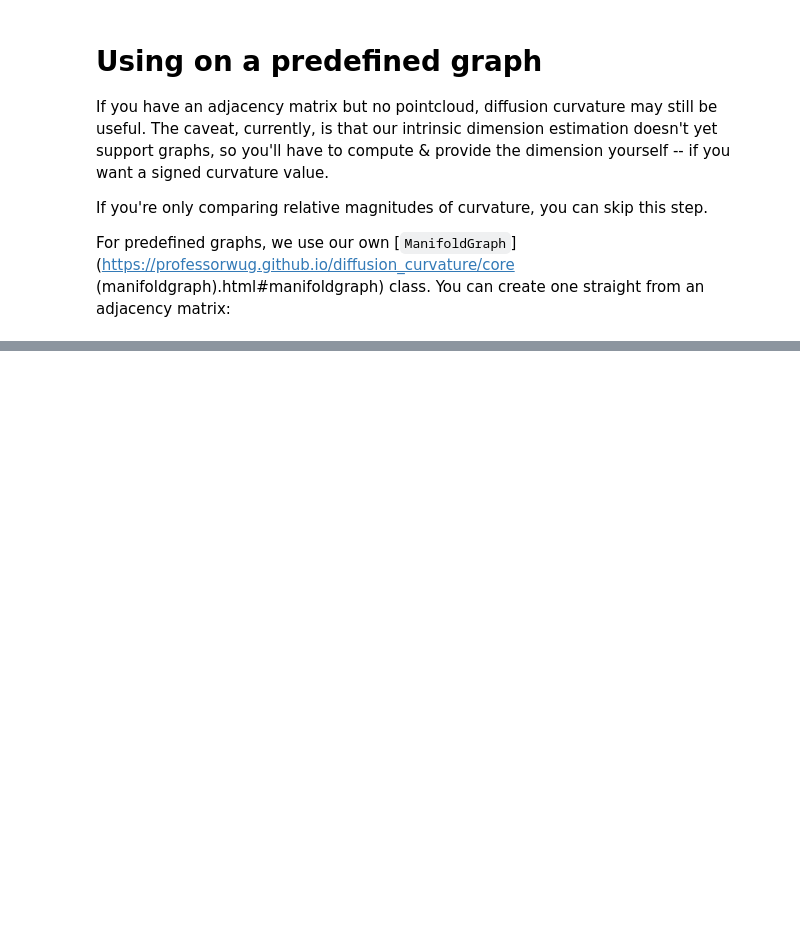
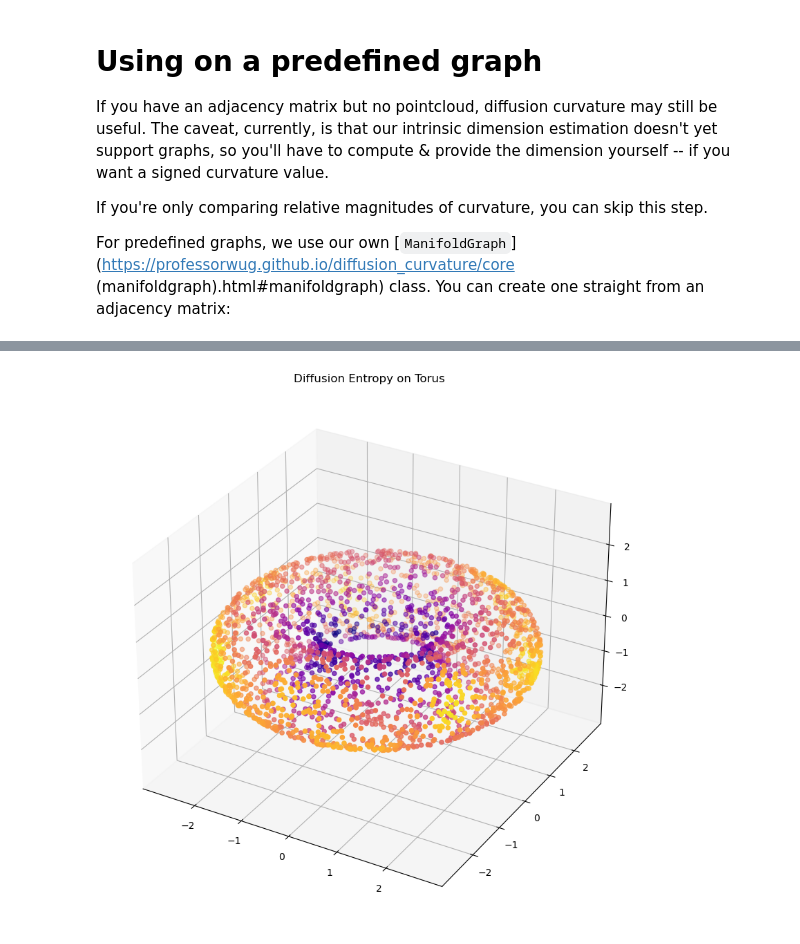
Before and after one commit to professorwug/diffusion_curvature_old, a Jupyter notebook: _proc/index.ipynb, the cells around one changed output, grey strips where cells are left out. Saved outputs shown, nothing was run; the diff lists cells and outputs as text; code cells hidden in the pictures; blank space fills up the shorter version.

```diff
--- a/_proc/index.ipynb
+++ b/_proc/index.ipynb
@@ -108,9 +113,13 @@ Alternately, to compute just the *relative magnitudes* of the pointwise curvatur
 # %%
 # for the wasserstein version, we need manifold distances
-G_pure = power_diffusion_matrix(G_pure)
+G_pure = power_diffusion_matrix(G_pure,t=8)
 G_pure = phate_distances(G_pure)
 ks_wasserstein = wasserstein_spread_of_diffusion(G_pure)
 # %%
 # for the entropic version, we need only power the diffusion operator
-G_pure = power_diffusion_matrix(G_pure, t=12)
+G_pure = power_diffusion_matrix(G_pure, t=8)
 ks_entropy = entropy_of_diffusion(G_pure)
+# %%
+plot_3d(X_torus, 1/ks_entropy, title="Diffusion Entropy on Torus")
+# %% [output]
+[figure, added]
```
Also changed, not shown: parts of 5 cells of this notebook, 15 other files.
